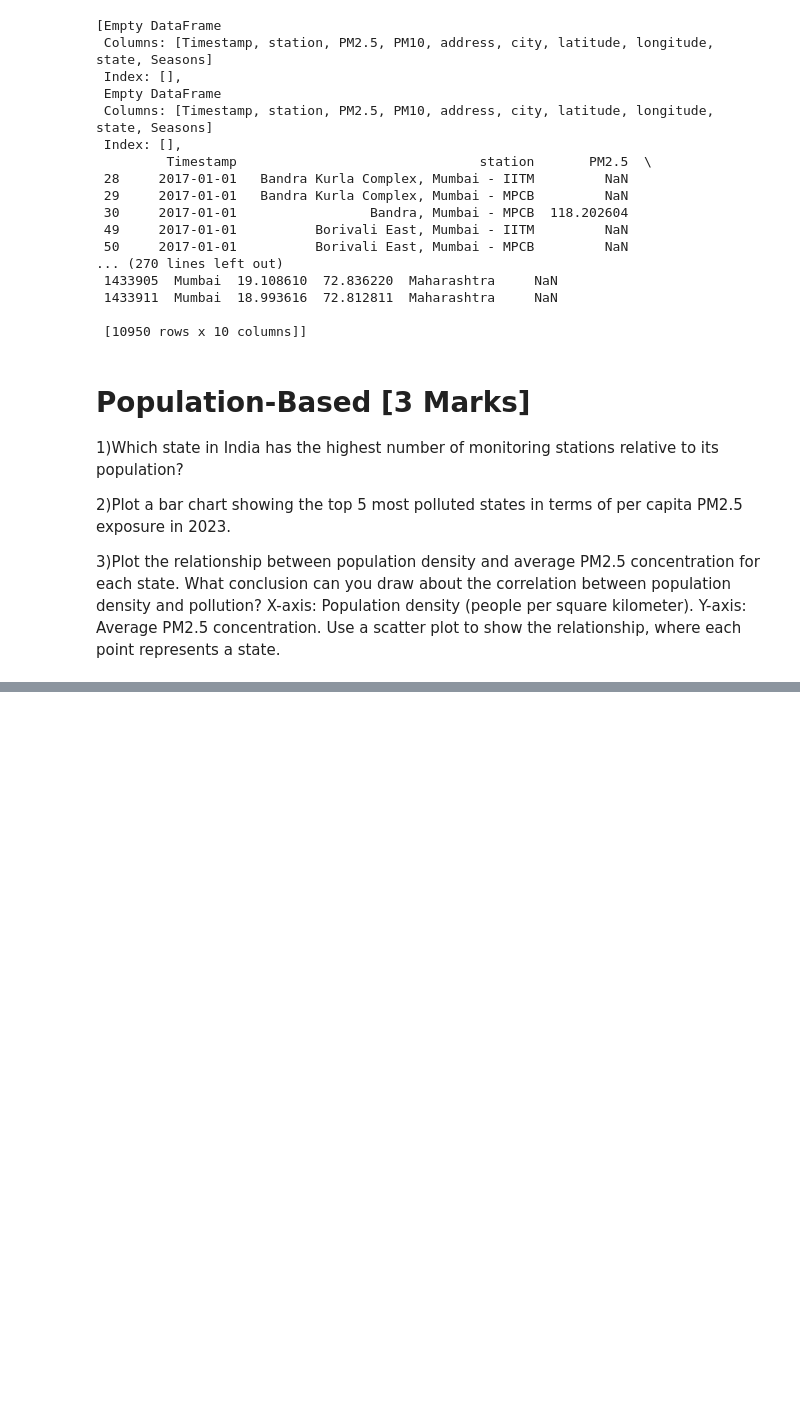
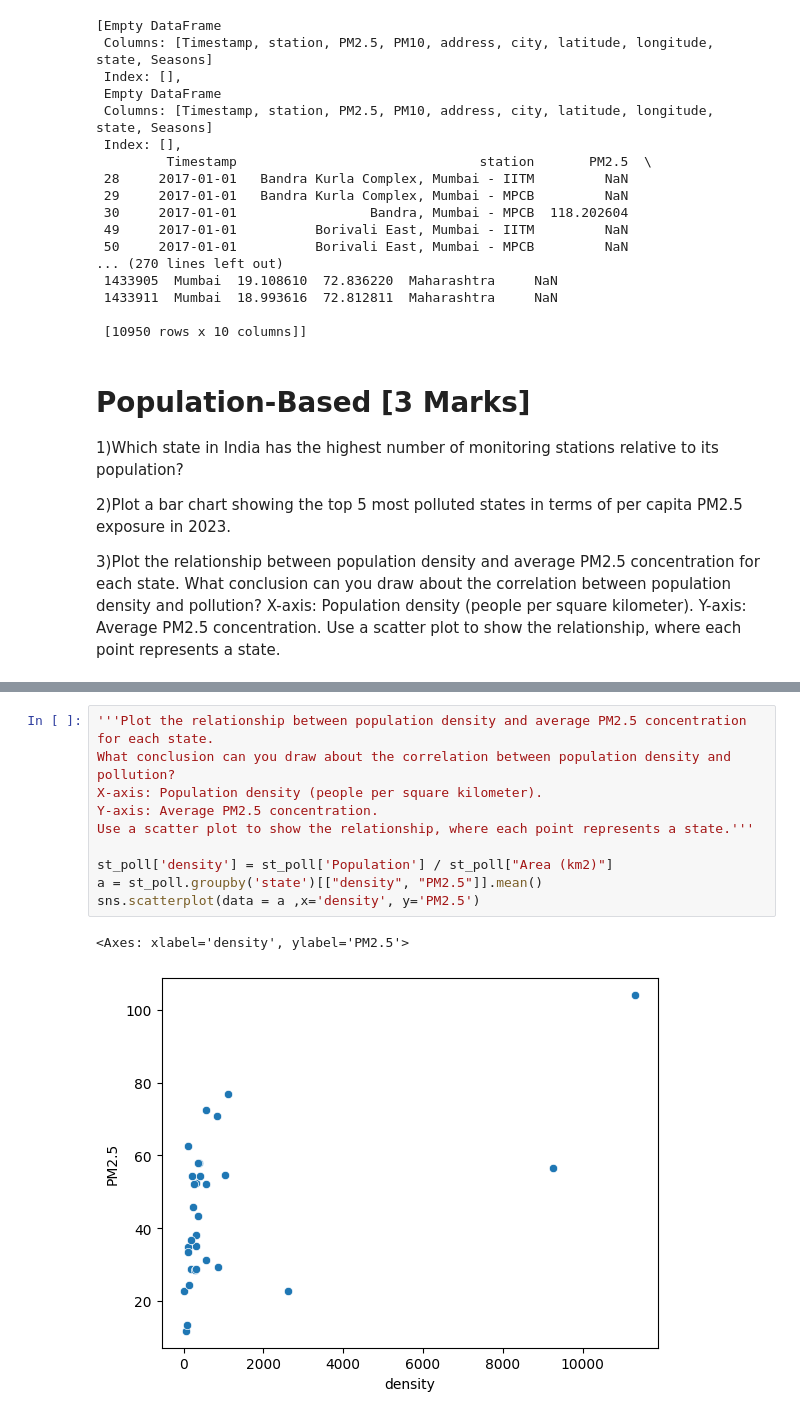
Before and after one commit to ishaank17/PSDV-Grp-ES-114-, a Jupyter notebook: Lab3/Lab3.ipynb, the cells around one changed output, grey strips where cells are left out. Saved outputs shown, nothing was run; the diff lists cells and outputs as text; blank space fills up the shorter version.

```diff
--- a/Lab3/Lab3.ipynb
+++ b/Lab3/Lab3.ipynb
@@ -332,0 +270,13 @@ c = pop_data[]
+# %%
+'''Plot the relationship between population density and average PM2.5 concentration for each state.
+What conclusion can you draw about the correlation between population density and pollution?
+X-axis: Population density (people per square kilometer).
+Y-axis: Average PM2.5 concentration.
+Use a scatter plot to show the relationship, where each point represents a state.'''
+
+st_poll['density'] = st_poll['Population'] / st_poll["Area (km2)"]
+a = st_poll.groupby('state')[["density", "PM2.5"]].mean()
+sns.scatterplot(data = a ,x='density', y='PM2.5')
+# %% [output]
+<Axes: xlabel='density', ylabel='PM2.5'>
+[figure, added]
```
Also changed, not shown: parts of 17 cells of this notebook.
